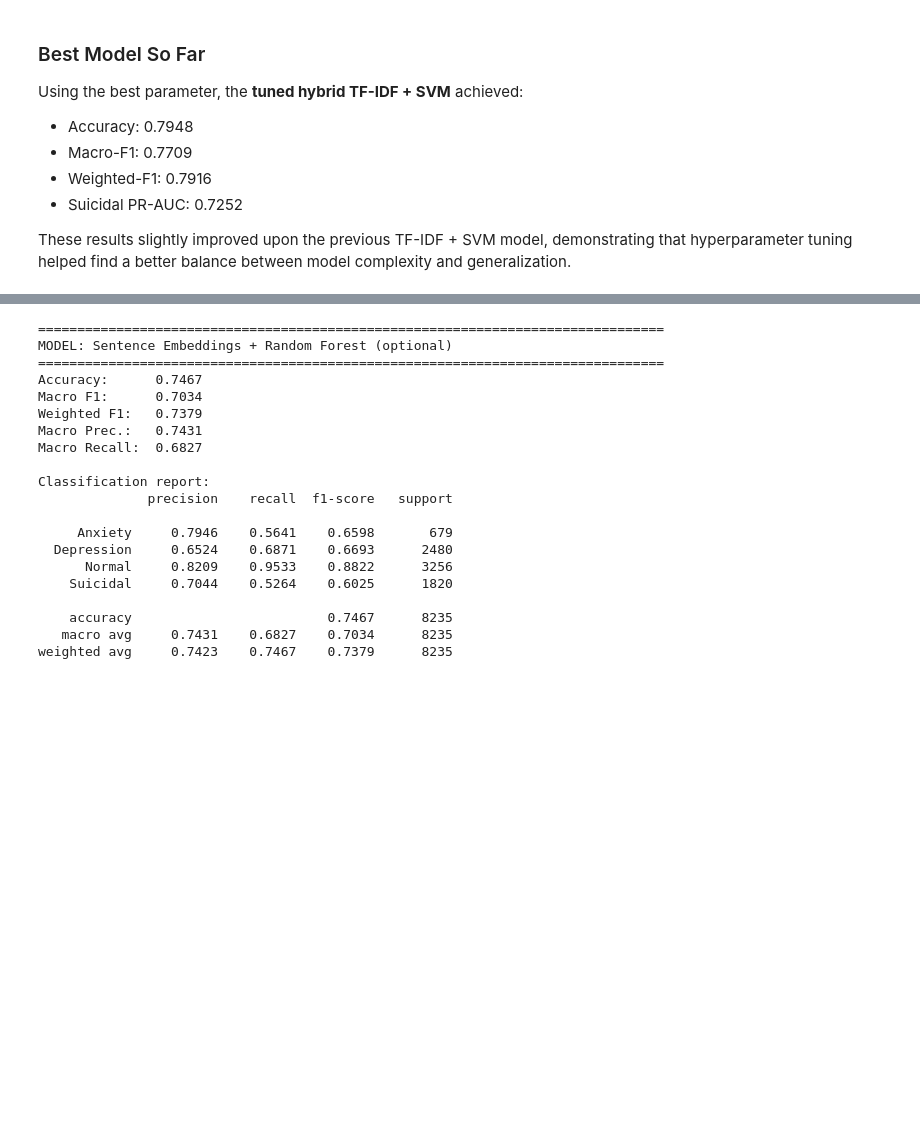
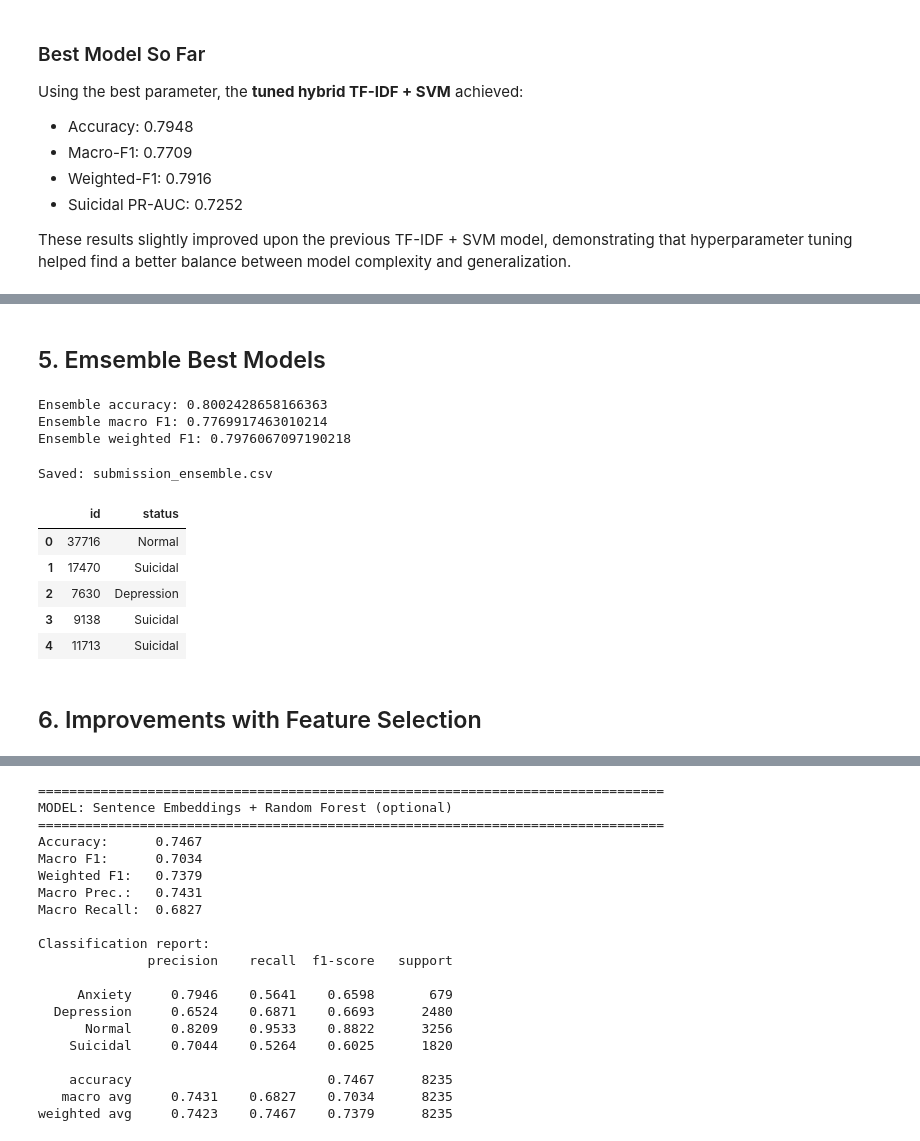
Before and after one commit to sy0203/ML_cf_mentalhealth, a Jupyter notebook: Code/modeling.ipynb, the cells around one changed output, grey strips where cells are left out. Cells and saved outputs as stored; diff of their text form; code cells hidden in the pictures; blank space fills up the shorter version.

```diff
--- a/Code/modeling.ipynb
+++ b/Code/modeling.ipynb
@@ -1335,0 +982,77 @@ Suicidal Average Precision:  0.7058
+# %% [markdown]
+## 5. Emsemble Best Models
+# %%
+# Fit models on training split
+tuned_hybrid_svm.fit(X_train_text, y_train)
+hybrid_svm.fit(X_train_text, y_train)
+tfidf_svm.fit(X_train_text, y_train)
+tfidf_logreg.fit(X_train_text, y_train)
+
+# Probabilities on validation split
+p1 = tuned_hybrid_svm.predict_proba(X_val_text)
+p2 = hybrid_svm.predict_proba(X_val_text)
+p3 = tfidf_svm.predict_proba(X_val_text)
+p4 = tfidf_logreg.predict_proba(X_val_text)
+
+# Weighted ensemble
+ensemble_probs = (
+    0.40 * p1 +
+    0.25 * p2 +
+    0.20 * p3 +
+    0.15 * p4
+)
+
+ensemble_pred = ensemble_probs.argmax(axis=1)
+
+print("Ensemble accuracy:", accuracy_score(y_val, ensemble_pred))
+print("Ensemble macro F1:", f1_score(y_val, ensemble_pred, average="macro"))
+print("Ensemble weighted F1:", f1_score(y_val, ensemble_pred, average="weighted"))
+# %% [output]
+Ensemble accuracy: 0.8002428658166363
+Ensemble macro F1: 0.7769917463010214
+Ensemble weighted F1: 0.7976067097190218
+# %%
+# Fit models on full labeled dataset
+tuned_hybrid_svm.fit(X_text_all, y_all)
+hybrid_svm.fit(X_text_all, y_all)
+tfidf_svm.fit(X_text_all, y_all)
+tfidf_logreg.fit(X_text_all, y_all)
+
+# Get probabilities on Kaggle test set
+p1 = tuned_hybrid_svm.predict_proba(test_df["clean_text_model"])
+p2 = hybrid_svm.predict_proba(test_df["clean_text_model"])
+p3 = tfidf_svm.predict_proba(test_df["clean_text_model"])
+p4 = tfidf_logreg.predict_proba(test_df["clean_text_model"])
+
+ensemble_probs = (
+    0.40 * p1 +
+    0.25 * p2 +
+    0.20 * p3 +
+    0.15 * p4
+)
+
+test_pred_int = ensemble_probs.argmax(axis=1)
+test_pred_labels = label_encoder.inverse_transform(test_pred_int)
+
+# save submission
+sample_sub = pd.read_csv("sample_submission.csv")
+
+sample_sub["status"] = test_pred_labels
+
+submission_path = "submission_ensemble.csv"
+
+sample_sub.to_csv(submission_path, index=False)
+
+print("Saved:", submission_path)
+
+display(sample_sub.head())
+# %% [output]
+Saved: submission_ensemble.csv
+|  | id | status |
+| 0 | 37716 | Normal |
+| 1 | 17470 | Suicidal |
+| 2 | 7630 | Depression |
+| 3 | 9138 | Suicidal |
+| 4 | 11713 | Suicidal |
+# %% [markdown]
+## 6. Improvements with Feature Selection
```
Also changed, not shown: parts of 75 cells of this notebook, 5 other files.
